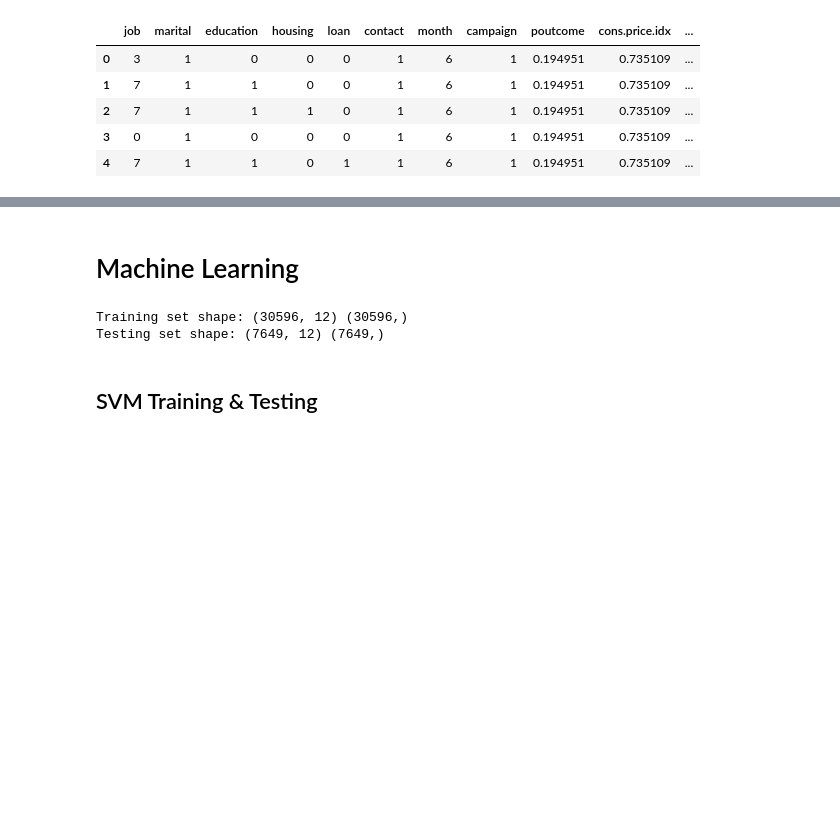
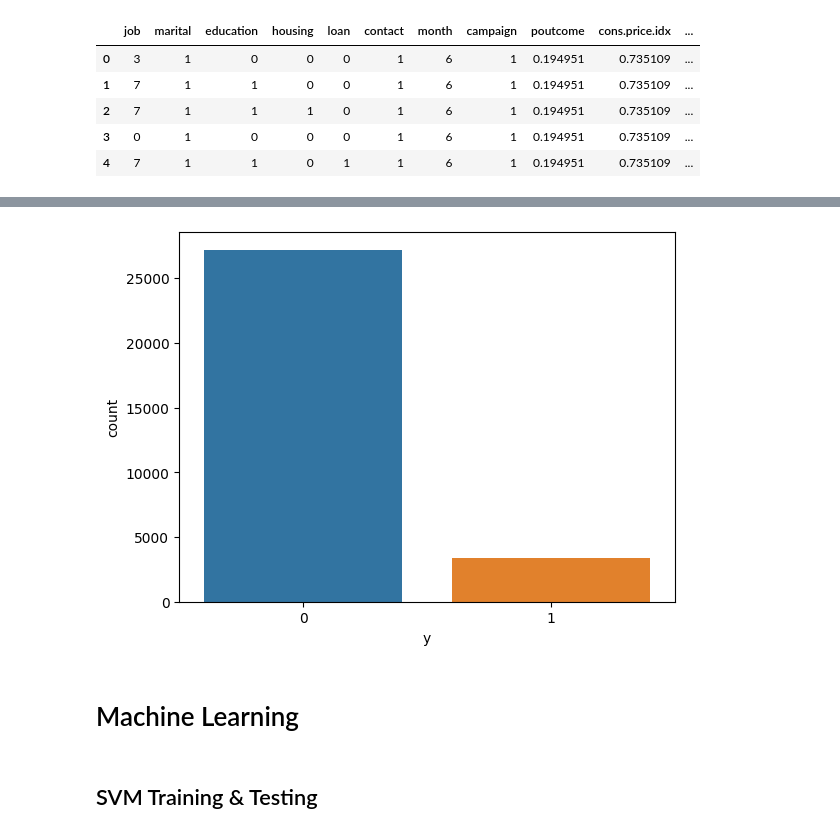
Before and after one commit to only18days/Bank-Marketing-Analysis, a Jupyter notebook: Bank Marketing Analysis.ipynb, the cells around one changed output, grey strips where cells are left out. Cells and saved outputs as stored; diff of their text form; code cells hidden in the pictures; blank space fills up the shorter version.

```diff
--- a/Bank Marketing Analysis.ipynb
+++ b/Bank Marketing Analysis.ipynb
@@ -472,8 +570,8 @@ for i in correlation_matrix.index:
     for j in correlation_matrix.columns:
         if i == j:
             continue
-        r_value = pearsonr(reset_df[i], reset_df[j])[0]
-        p_value = pearsonr(reset_df[i], reset_df[j])[1]
+        r_value = pearsonr(encoded_df[i], encoded_df[j])[0]
+        p_value = pearsonr(encoded_df[i], encoded_df[j])[1]
 
         correlation_results.append((i, j, r_value, p_value))
 
@@ -552,0 +653,16 @@ df_filtered.head()
+# %%
+X = df_filtered.drop(['y'],axis=1)
+y = df_filtered['y']
+# Feature selection
+clf = ExtraTreesClassifier(n_estimators=100)
+clf = clf.fit(X.values, y)
+clf.feature_importances_
+model = SelectFromModel(clf, prefit=True)
+X_new = model.transform(X.values)
+
+# Get the selected feature names
+selected_features_index = model.get_support()
+selected_features = X.columns[selected_features_index]
+print("Selected features:")
+for feature in selected_features:
+    print(feature)
@@ -552,0 +678,7 @@ df_filtered.head()
+# %%
+# Split the data into training and testing sets (80% training, 20% test)
+X_feature =  df_filtered[selected_features] # selected features only
+X_train, X_test, y_train, y_test = train_test_split(X_feature, y, test_size=0.2, stratify=y,random_state=42)
+# Print the shapes of the training and testing sets
+print("Training set shape:", X_train.shape, y_train.shape)
+print("Testing set shape:", X_test.shape, y_test.shape)
@@ -552,0 +708,5 @@ df_filtered.head()
+# %%
+sns.countplot(y_train)
+plt.show()
+# %% [output]
+[figure, added]
@@ -553,16 +716,4 @@ df_filtered.head()
 # %% [markdown]
 # Machine Learning
-# %%
-X = df_filtered.drop(columns=['y'])  # Features
-y = df_filtered['y']  # To be predicted
-
-# Split the data into training and testing sets (80% training, 20% test)
-X_train, X_test, y_train, y_test = train_test_split(X, y, test_size=0.2, stratify=y)
-# Print the shapes of the training and testing sets
-print("Training set shape:", X_train.shape, y_train.shape)
-print("Testing set shape:", X_test.shape, y_test.shape)
-# %% [output]
-Training set shape: (30596, 12) (30596,)
-Testing set shape: (7649, 12) (7649,)
 # %% [markdown]
 ## SVM Training & Testing
```
Also changed, not shown: parts of 29 cells of this notebook.
